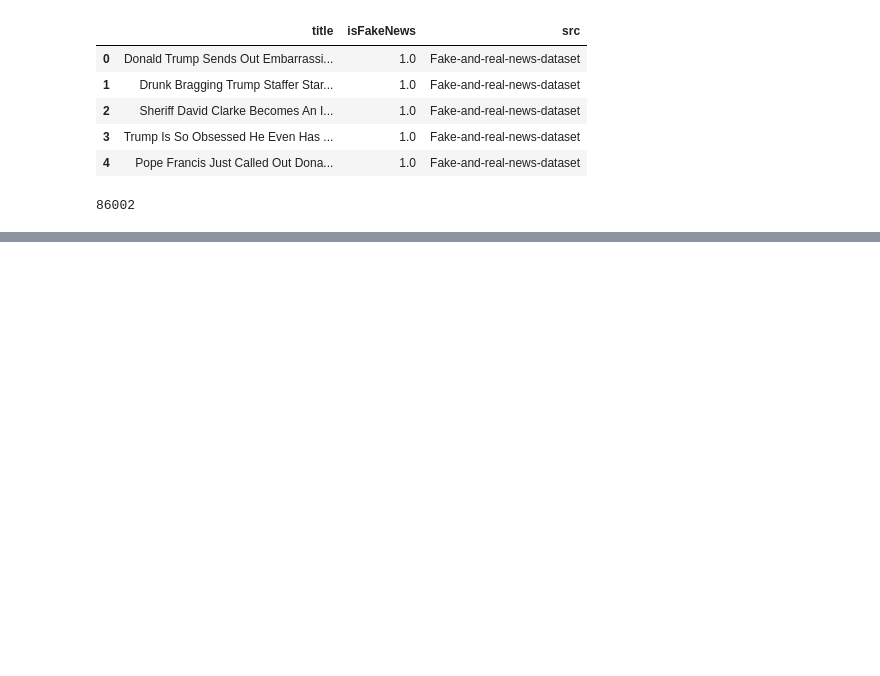
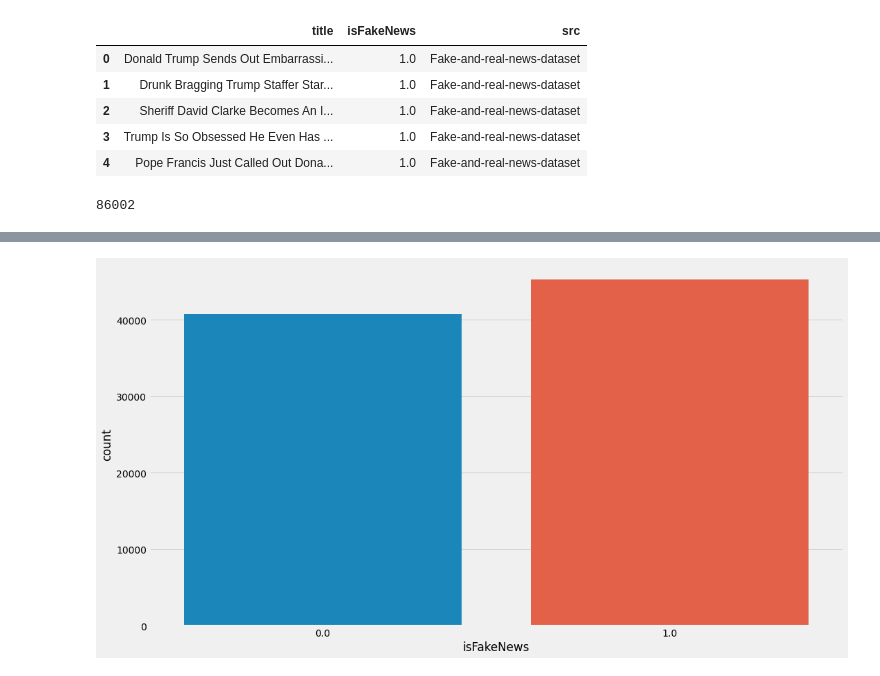
Before and after one commit to zamoraricardo15/Intro-to-Health-Informatics, a Jupyter notebook: Covid_ML.ipynb, the cells around one changed output, grey strips where cells are left out. Drawn from its saved outputs; the diff is of its cells as text; code cells hidden in the pictures; blank space fills up the shorter version.

```diff
--- a/Covid_ML.ipynb
+++ b/Covid_ML.ipynb
@@ -32,13 +32,32 @@ import pandas as pd
 import os
 import numpy as np
 import pandas as pd
+import matplotlib.pyplot as plt
+import seaborn as sns
+import nltk
+from nltk.corpus import stopwords
+from nltk.stem.porter import PorterStemmer
+from wordcloud import WordCloud,STOPWORDS
+from nltk.stem import WordNetLemmatizer
+from nltk.tokenize import word_tokenize,sent_tokenize
+from bs4 import BeautifulSoup
+import re,string,unicodedata
+from string import punctuation
 import tensorflow as tf
 import tensorflow.keras.layers as tfl
 import zipfile
 from tensorflow.keras import Sequential, Input
 from tensorflow.keras.utils import get_file
+from sklearn.metrics import classification_report,confusion_matrix,accuracy_score
 from sklearn.model_selection import train_test_split
+from tensorflow.keras.preprocessing import text, sequence
+from tensorflow import keras
+from tensorflow.keras.models import Sequential
+from tensorflow.keras.preprocessing.text import Tokenizer
+from tensorflow.keras.preprocessing.sequence import pad_sequences
 BATCH_SIZE = 64
+plt.style.use('fivethirtyeight')
+plt.rcParams['figure.figsize'] = 16, 9
 # %%
 fake_df = pd.DataFrame(dict(title=[], isFakeNews=[], src=[]))
 # %% [markdown]
@@ -333,0 +164,5 @@ print(accuracy)
+# %%
+sns.countplot(data=df, x='isFakeNews')
+plt.show()
+# %% [output]
+[figure, added]
```
Also changed, not shown: parts of 37 cells of this notebook.
